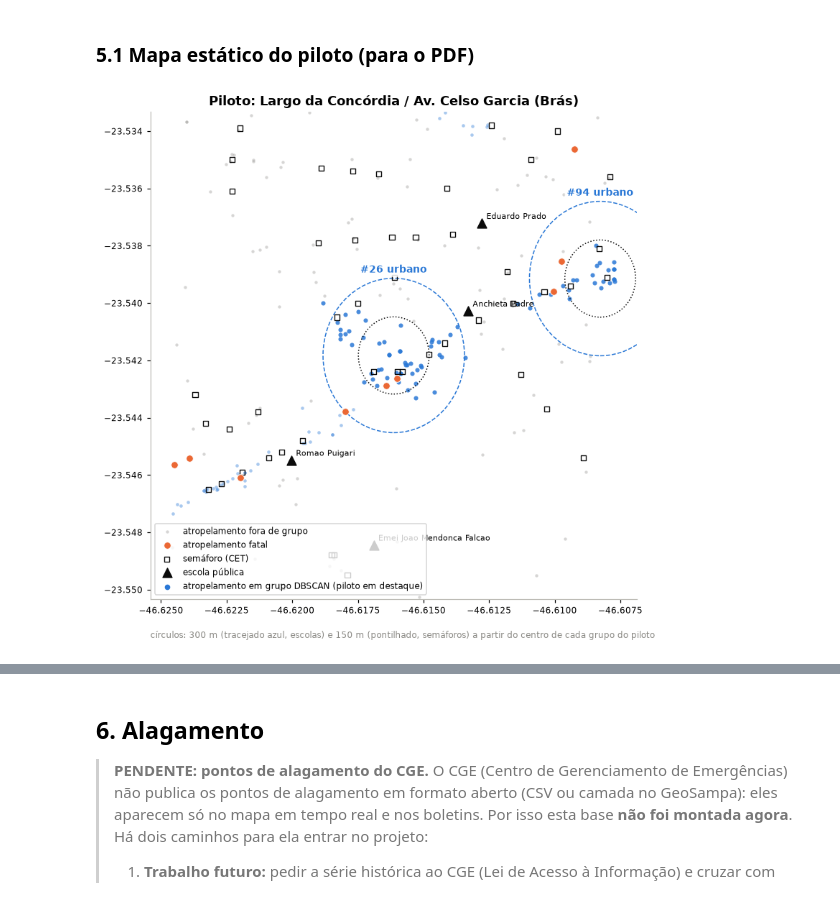
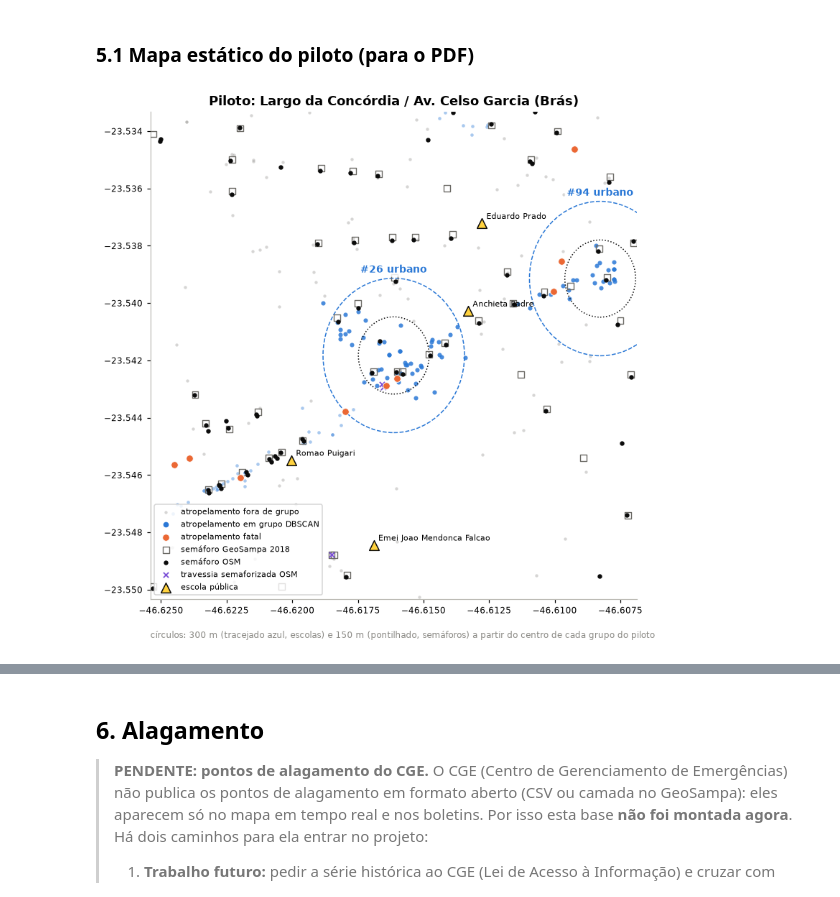
Before and after one commit to tamiresvferreira/betterway, a Jupyter notebook: 1TIAO/GLOBAL-SOLUTION-2/src/estudo_b_risco_vida/04_entorno_pontos_criticos.ipynb, the cells around one changed output, grey strips where cells are left out. Drawn from its saved outputs; the diff is of its cells as text; code cells hidden in the pictures.

Commit message:
Estudo B: entorno dos pontos críticos (OSM + GeoSampa) e confirmação do piloto
Co-Authored-By: Claude Opus 5.5 <noreply@anthropic.com>

```diff
--- a/1TIAO/GLOBAL-SOLUTION-2/src/estudo_b_risco_vida/04_entorno_pontos_criticos.ipynb
+++ b/1TIAO/GLOBAL-SOLUTION-2/src/estudo_b_risco_vida/04_entorno_pontos_criticos.ipynb
@@ -431,0 +258,14 @@ implantação real, é preciso confirmar em campo ou com a CET.
+# %%
+rad = lambda df, la="latitude", lo="longitude": np.radians(df[[la, lo]].to_numpy())
+def dist_min(origem: pd.DataFrame, alvo: pd.DataFrame) -> np.ndarray:
+    return BallTree(rad(alvo), metric="haversine").query(rad(origem), k=1)[0][:, 0] * R_TERRA
+
+cobertura = []
+for nome, origem, alvo in [("GeoSampa 2018 · comuns", gs_comum, osm), ("GeoSampa 2018 · piscantes", gs_pisc, osm),
+                           ("OSM · semáforos", osm_sem, gs), ("OSM · travessias semaforizadas", osm_trav, gs)]:
+    d = dist_min(origem, alvo)
+    cobertura.append({"base": nome, "pontos": len(origem), "outra base a até 30 m": int((d <= 30).sum()),
+                      "% a até 30 m": round((d <= 30).mean() * 100, 1),
+                      "% a até 60 m": round((d <= 60).mean() * 100, 1), "distância mediana (m)": round(np.median(d))})
+cobertura = pd.DataFrame(cobertura).set_index("base")
+cobertura
@@ -432,47 +585,50 @@ implantação real, é preciso confirmar em campo ou com a CET.
 # %% [markdown]
 ### 5.1 Mapa estático do piloto (para o PDF)
 # %%
-foco = piloto.sort_values("rank_prioridade").iloc[0]  # grupo do piloto mais bem colocado = centro do mapa
+foco = piloto.iloc[0]  # grupo do piloto mais bem colocado = centro do mapa
 lat0, lon0 = foco.lat_centro, foco.lon_centro
 JAN = 0.0085  # ~950 m para cada lado
-con = sqlite3.connect(DB_PATH)
-pts = pd.read_sql_query(f"""SELECT latitude, longitude, fatal, cluster_id FROM sinistros
-                            WHERE latitude BETWEEN {lat0 - JAN} AND {lat0 + JAN}
-                              AND longitude BETWEEN {lon0 - JAN} AND {lon0 + JAN}""", con)
-con.close()
-na_janela = lambda d: d[d["latitude"].between(lat0 - JAN, lat0 + JAN) & d["longitude"].between(lon0 - JAN, lon0 + JAN)]
+with sqlite3.connect(DB_PATH) as con:
+    pts = pd.read_sql_query(f"""SELECT latitude, longitude, fatal, cluster_id FROM sinistros
+                                WHERE latitude BETWEEN {lat0 - JAN} AND {lat0 + JAN}
+                                  AND longitude BETWEEN {lon0 - JAN} AND {lon0 + JAN}""", con)
+k = 1 / np.cos(np.radians(lat0))
+na_janela = lambda d: d[d["latitude"].between(lat0 - JAN, lat0 + JAN) & d["longitude"].between(lon0 - JAN * k, lon0 + JAN * k)]
 
 fig, ax = plt.subplots(figsize=(8, 8))
 fora = pts[pts["cluster_id"].isna()]
 ax.scatter(fora["longitude"], fora["latitude"], s=8, color=CINZA, alpha=0.35, linewidths=0, label="atropelamento fora de grupo")
 for cid, d in pts.dropna(subset=["cluster_id"]).groupby("cluster_id"):
     pil = cid in set(piloto["cluster_id"])
     ax.scatter(d["longitude"], d["latitude"], s=16 if pil else 9, color=AZUL, alpha=0.85 if pil else 0.4, linewidths=0)
+ax.scatter([], [], color=AZUL, s=16, label="atropelamento em grupo DBSCAN")
 f = pts[pts["fatal"] == 1]
 ax.scatter(f["longitude"], f["latitude"], s=40, color=LARANJA, edgecolors="white", linewidths=0.6, label="atropelamento fatal", zorder=4)
-s = na_janela(semaforos)
-ax.scatter(s["longitude"], s["latitude"], marker="s", s=22, facecolors="none", edgecolors="#0b0b0b", linewidths=0.9,
-           label="semáforo (CET)", zorder=3)
+s = na_janela(gs_comum)
+ax.scatter(s["longitude"], s["latitude"], marker="s", s=34, facecolors="none", edgecolors="#6b6a65", linewidths=0.9,
+           label="semáforo GeoSampa 2018", zorder=3)
+s = na_janela(osm_sem)
+ax.scatter(s["longitude"], s["latitude"], marker="o", s=10, color="#0b0b0b", label="semáforo OSM", zorder=3)
+s = na_janela(osm_trav)
+ax.scatter(s["longitude"], s["latitude"], marker="x", s=22, color="#7b4fd6", linewidths=1.2, label="travessia semaforizada OSM", zorder=3)
 e = na_janela(escolas)
-ax.scatter(e["longitude"], e["latitude"], marker="^", s=70, color="#0b0b0b", label="escola pública", zorder=5)
+ax.scatter(e["longitude"], e["latitude"], marker="^", s=80, color="#ffd23f", edgecolors="#0b0b0b", label="escola pública", zorder=5)
 for _, r in e.iterrows():
     ax.annotate(r.nomes.title()[:28], (r.longitude, r.latitude), fontsize=7, xytext=(4, 4), textcoords="offset points")
-k = 1 / np.cos(np.radians(lat0))
 for _, g in piloto.iterrows():
     ax.add_patch(plt.Circle((g.lon_centro, g.lat_centro), 300 / 111_320, fill=False, ls="--", ec=AZUL, lw=1))
     ax.add_patch(plt.Circle((g.lon_centro, g.lat_centro), 150 / 111_320, fill=False, ls=":", ec="#0b0b0b", lw=1))
     ru = "—" if pd.isna(g.rank_urbano) else int(g.rank_urbano)
     ax.annotate(f"#{ru} urbano", (g.lon_centro, g.lat_centro + 300 / 111_320), fontsize=9, fontweight="bold",
                 color=AZUL, ha="center", va="bottom", xytext=(0, 3), textcoords="offset points",
                 bbox=dict(boxstyle="round,pad=0.2", fc="white", ec="none", alpha=0.85))
-ax.scatter([], [], color=AZUL, s=16, label="atropelamento em grupo DBSCAN (piloto em destaque)")
 ax.set_xlim(lon0 - JAN * k, lon0 + JAN * k); ax.set_ylim(lat0 - JAN, lat0 + JAN)
 ax.set_aspect(k); ax.grid(False); ax.tick_params(labelsize=8)
 ax.set_title("Piloto: Largo da Concórdia / Av. Celso Garcia (Brás)")
-ax.legend(loc="lower left", fontsize=8, frameon=True)
+ax.legend(loc="lower left", fontsize=7.5, frameon=True)
 ax.text(0, -0.08, "círculos: 300 m (tracejado azul, escolas) e 150 m (pontilhado, semáforos) a partir do centro de cada grupo do piloto",
         transform=ax.transAxes, fontsize=8, color=CINZA)
 salvar(fig, "04_piloto_entorno.png")
 plt.show()
 # %% [output]
-[figure, old version]
+[figure, new version]
```
Also changed, not shown: parts of 50 cells of this notebook, 7 other files.
